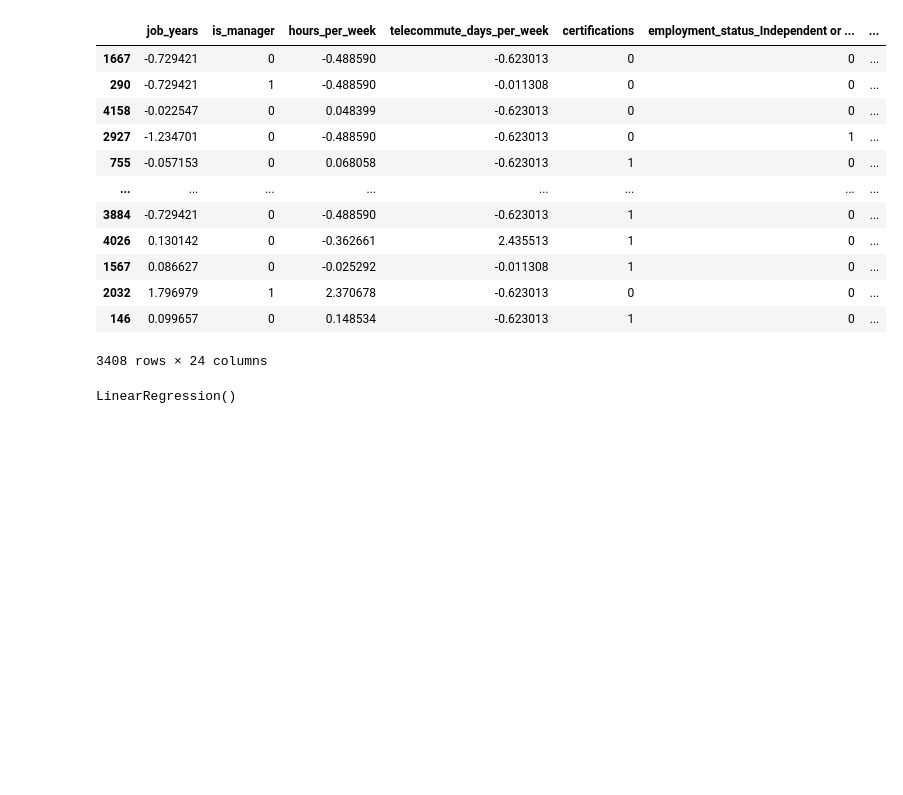
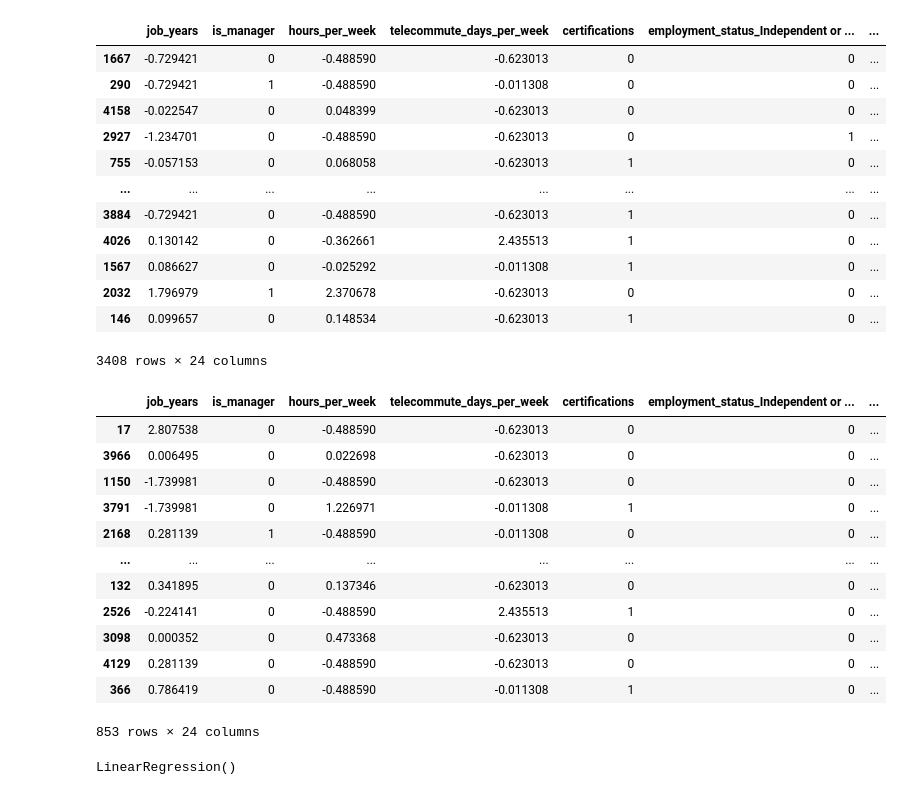
Before and after one commit to AlphaBetaCode/DataScience-BootCamp-Spring2025, a Jupyter notebook: Week_6_Intro_to_ML_&_Regression.ipynb, the cells around one changed output. Cells and saved outputs as stored; diff of their text form; code cells hidden in the pictures; blank space fills up the shorter version.

```diff
--- a/Week_6_Intro_to_ML_&_Regression.ipynb
+++ b/Week_6_Intro_to_ML_&_Regression.ipynb
@@ -484,6 +484,22 @@ X_train
 | 2032 | 1.796979 | 1 | 2.370678 | -0.623013 | 0 | 0 | ... |
 | 146 | 0.099657 | 0 | 0.148534 | -0.623013 | 1 | 0 | ... |
 3408 rows × 24 columns
+# %%
+X_test
+# %% [output]
+|  | job_years | is_manager | hours_per_week | telecommute_days_per_week | certifications | employment_status_Independent or ... | ... |
+| 17 | 2.807538 | 0 | -0.488590 | -0.623013 | 0 | 0 | ... |
+| 3966 | 0.006495 | 0 | 0.022698 | -0.623013 | 0 | 0 | ... |
+| 1150 | -1.739981 | 0 | -0.488590 | -0.623013 | 0 | 0 | ... |
+| 3791 | -1.739981 | 0 | 1.226971 | -0.011308 | 1 | 0 | ... |
+| 2168 | 0.281139 | 1 | -0.488590 | -0.011308 | 0 | 0 | ... |
+| ... | ... | ... | ... | ... | ... | ... | ... |
+| 132 | 0.341895 | 0 | 0.137346 | -0.623013 | 0 | 0 | ... |
+| 2526 | -0.224141 | 0 | -0.488590 | 2.435513 | 1 | 0 | ... |
+| 3098 | 0.000352 | 0 | 0.473368 | -0.623013 | 0 | 0 | ... |
+| 4129 | 0.281139 | 0 | -0.488590 | -0.623013 | 0 | 0 | ... |
+| 366 | 0.786419 | 0 | -0.488590 | -0.011308 | 1 | 0 | ... |
+853 rows × 24 columns
 # %%
 #Fitting a Linear Regression Model
 reg=LinearRegression()
```
